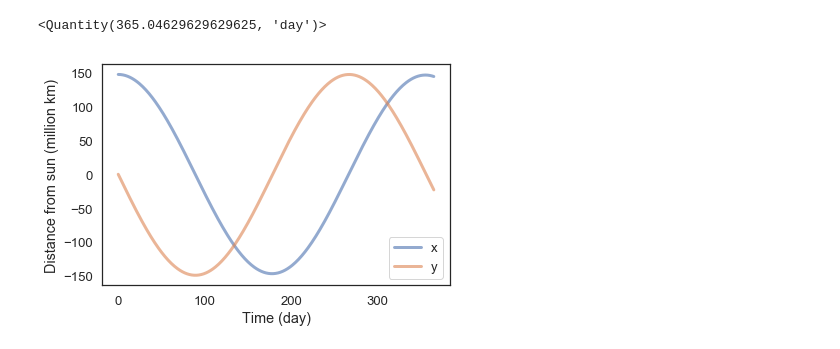
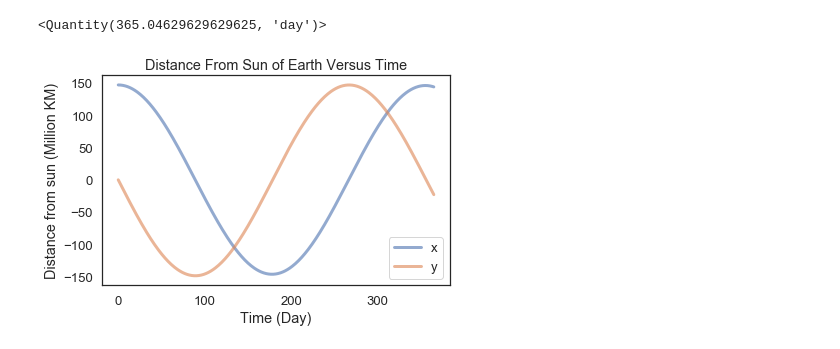
Before and after one commit to Inkering/ModSimPy, a Jupyter notebook: code/orbit_homework.ipynb, the cells around one changed output. Saved outputs shown, nothing was run; the diff lists cells and outputs as text; code cells hidden in the pictures.

```diff
--- a/code/orbit_homework.ipynb
+++ b/code/orbit_homework.ipynb
@@ -179,10 +179,11 @@ y = results.y / 1e9;
 # %%
 # And plotting
 
 plot(x, label='x')
 plot(y, label='y')
 
-decorate(xlabel='Time (day)',
-         ylabel='Distance from sun (million km)')
+decorate(title='Distance From Sun of Earth Versus Time',
+         xlabel='Time (Day)',
+         ylabel='Distance from sun (Million KM)')
 # %% [output]
-[figure, old version]
+[figure, new version]
```
Also changed, not shown: parts of 9 cells of this notebook.
